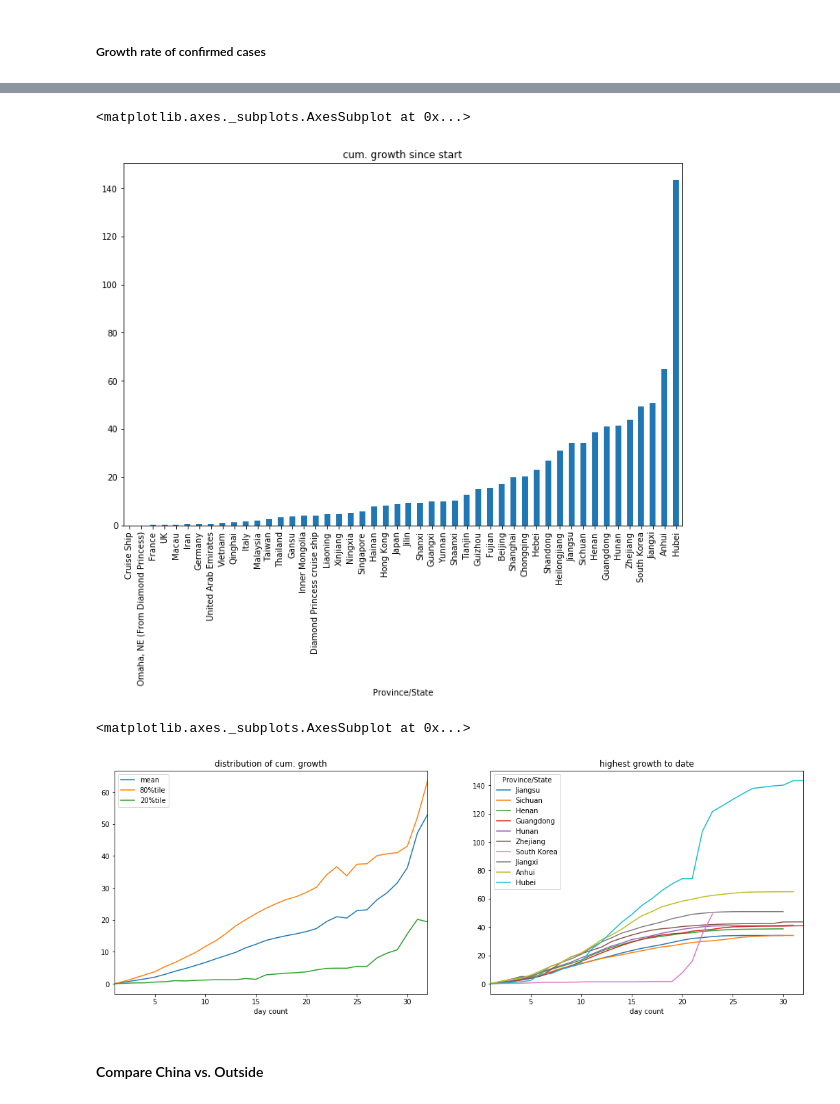
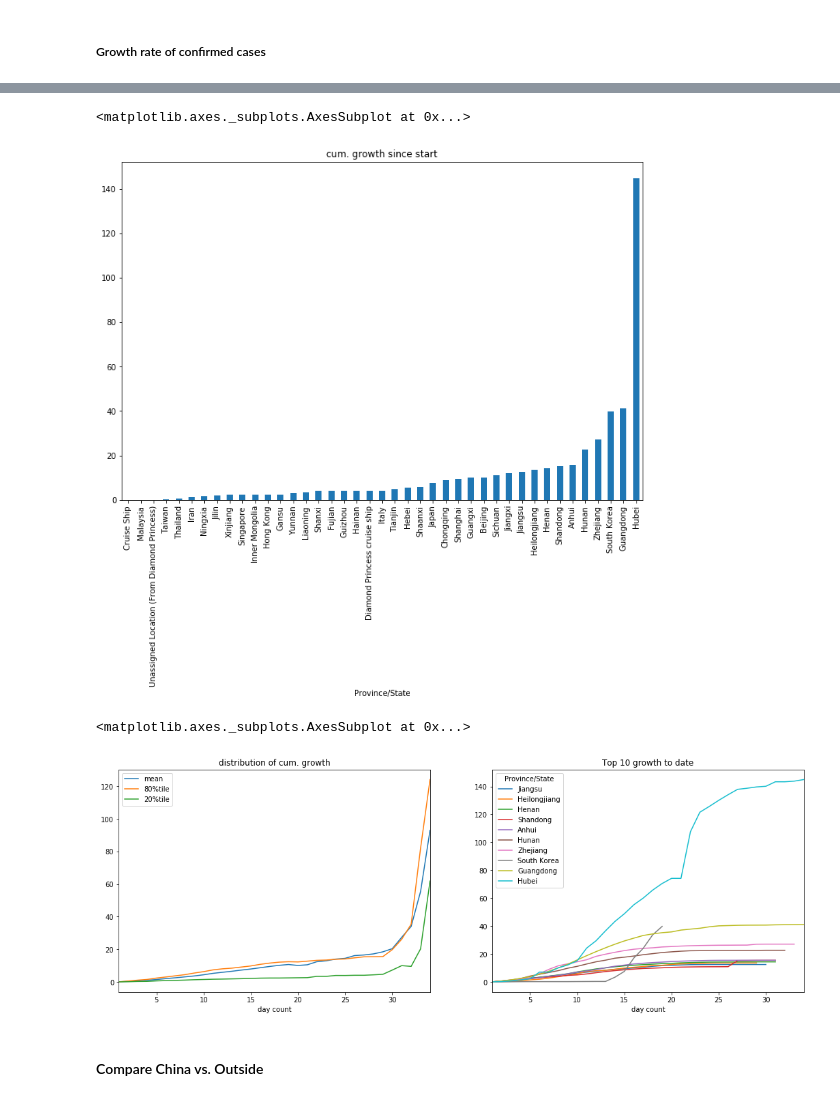
Before and after one commit to deeplaunch/Experiments, a Jupyter notebook: nCoV/Novel Coronavirus Spread- Load Github.ipynb, the cells around one changed output, grey strips where cells are left out. Drawn from its saved outputs; the diff is of its cells as text; code cells hidden in the pictures.

```diff
--- a/nCoV/Novel Coronavirus Spread- Load Github.ipynb
+++ b/nCoV/Novel Coronavirus Spread- Load Github.ipynb
@@ -238,6 +238,6 @@ clean_df[clean_df['growth rate daily']<0]
 # %%
-# focus on cases where base is above 8
-heavy_affect_df = clean_df[clean_df['Confirmed_lag'] >= 8]
+# focus on cases where base is above 20
+heavy_affect_df = clean_df[clean_df['Confirmed_lag'] >= 20]
 
 heavy_affect_df['day count'] = heavy_affect_df.groupby('Province/State')['period'].rank()
 
@@ -331,23 +333,23 @@ cmlt_growth_df.plot.line(figsize =(20, 15),
 cmlt_growth_df.max().sort_values().plot.bar(figsize =(12,8), title='cum. growth since start')
 # %% [output]
 <matplotlib.axes._subplots.AxesSubplot at 0x...>
-[figure, old version]
+[figure, new version]
 # %%
 fig, axes = plt.subplots(nrows=1,ncols=2, figsize=(18,6))
 
 # deceleration? (caveat: ommited variable)
 cmlt_growth_df.mean(axis=1).plot(ax = axes[0])
 cmlt_growth_df.quantile(q=0.8,axis=1).plot(ax = axes[0])
 cmlt_growth_df.quantile(q=0.2,axis=1).plot(ax = axes[0], title ='distribution of cum. growth')
 
 axes[0].legend(['mean','80%tile', '20%tile'])
 
 # the following provinces/states have the top 10 cumulative growth
 cmlt_growth_df[cmlt_growth_df.max().sort_values().index.tolist()[-10:]].plot.line(ax =axes[1],
-                                                                                  title = 'highest growth to date')
+                                                                                  title = 'Top 10 growth to date')
 # %% [output]
 <matplotlib.axes._subplots.AxesSubplot at 0x...>
-[figure, old version]
+[figure, new version]
 # %% [markdown]
 #### Compare China vs. Outside
 # %%
```
Also changed, not shown: parts of 38 cells of this notebook.
